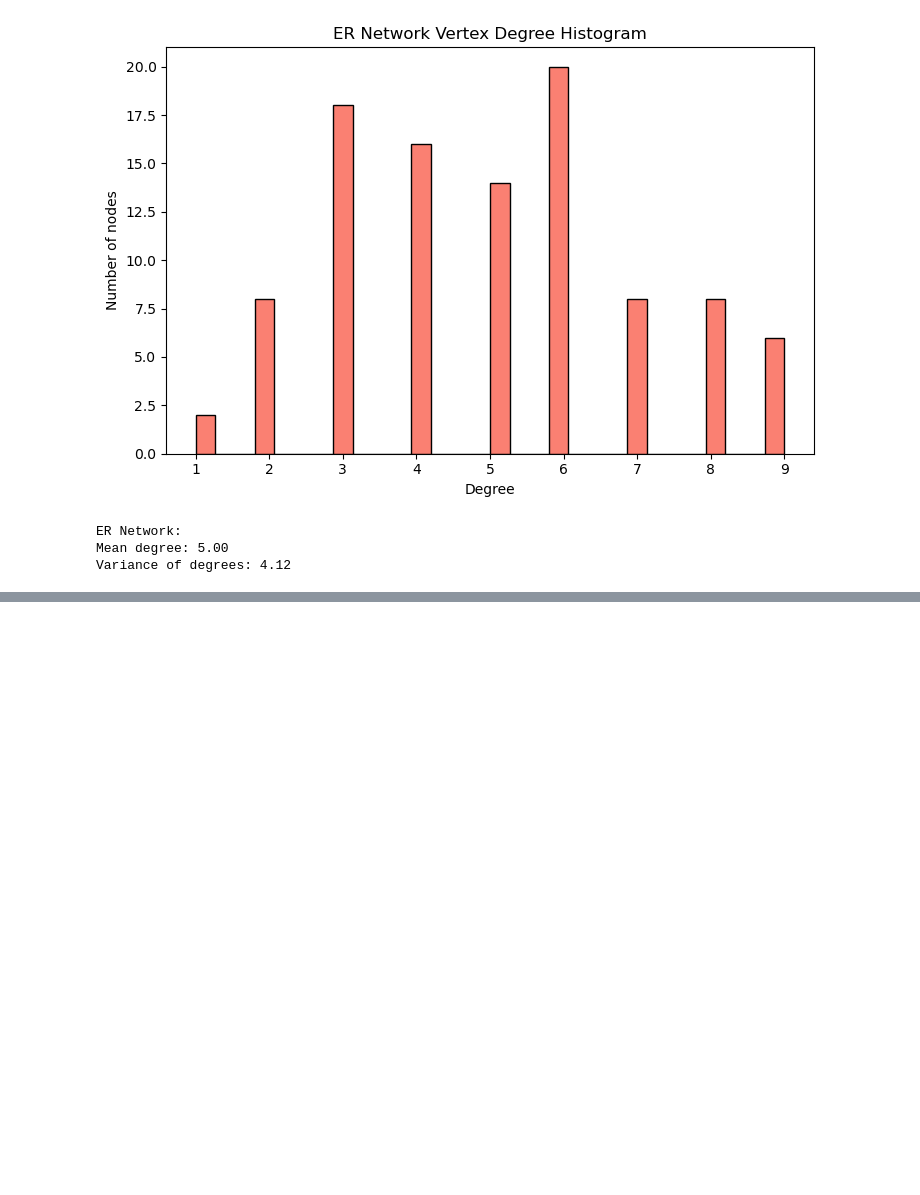
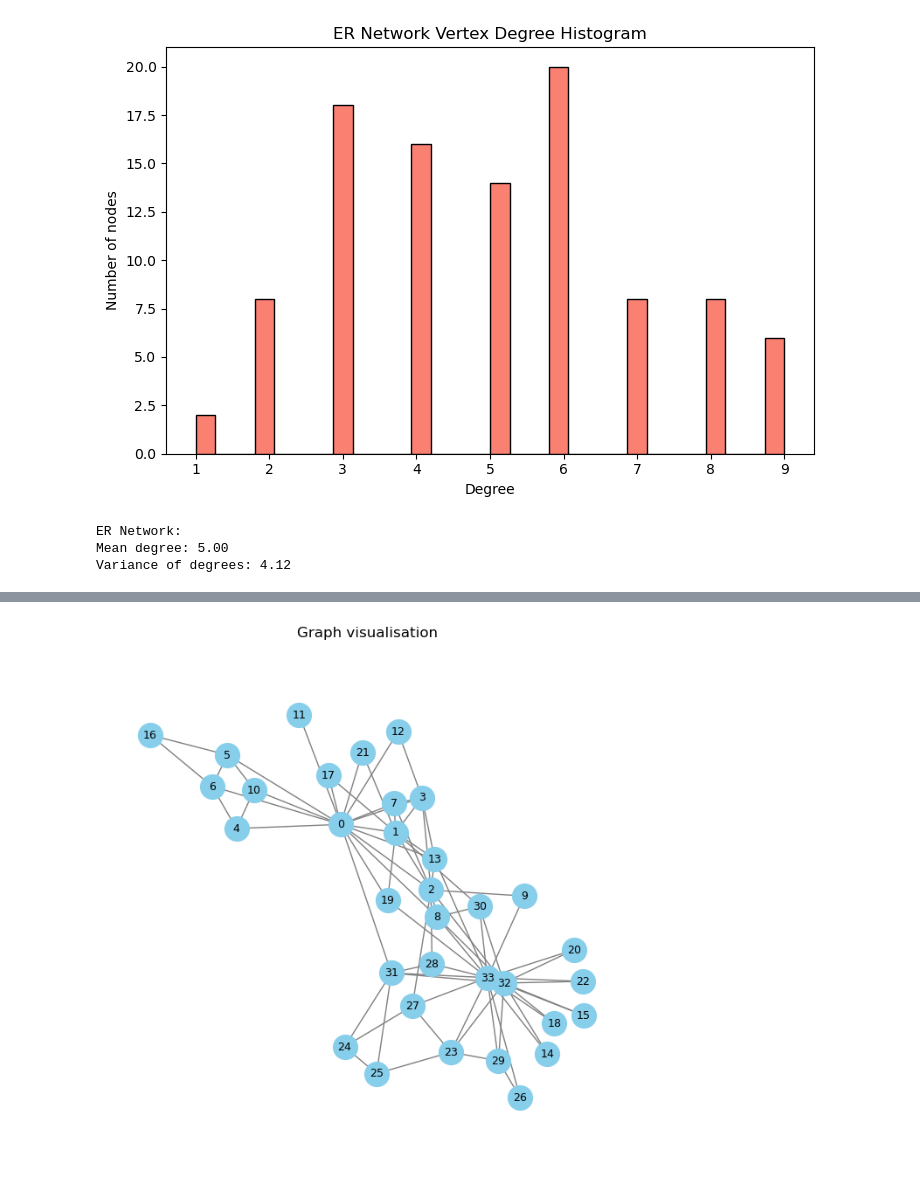
Before and after one commit to kubek22/SNARS, a Jupyter notebook: project3/project3.ipynb, the cells around one changed output, grey strips where cells are left out. Cells and saved outputs as stored; diff of their text form; code cells hidden in the pictures; blank space fills up the shorter version.

```diff
--- a/project3/project3.ipynb
+++ b/project3/project3.ipynb
@@ -229,0 +308,26 @@ Variance of degrees: 4.12
+# %%
+# plotting
+
+def plot_graph(G, points):
+    if isinstance(points, np.ndarray):
+        pos = {node: points[i] for i, node in enumerate(G.nodes())}
+    else:
+        pos = points
+
+    plt.figure(figsize=(6, 6))
+    nx.draw(
+        G, pos,
+        with_labels=True,
+        node_size=400,
+        node_color='skyblue',
+        edge_color='gray',
+        font_size=9
+    )
+    plt.title('Graph visualisation')
+    plt.axis('equal')
+    plt.show()
+# %%
+positions = spring_layout(G, iterations=100, k=0.1)
+plot_graph(G, positions)
+# %% [output]
+[figure, added]
```
Also changed, not shown: parts of 8 cells of this notebook, 1 other file.
